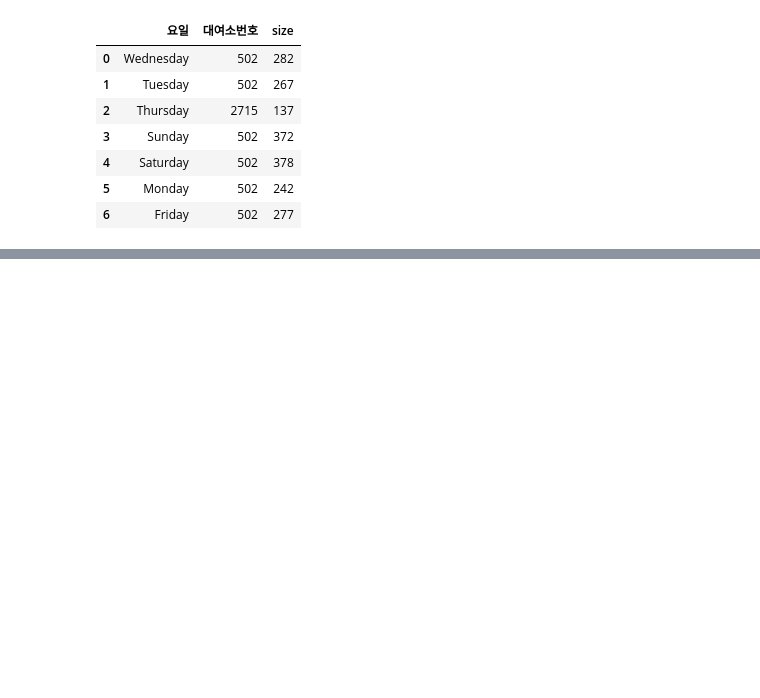
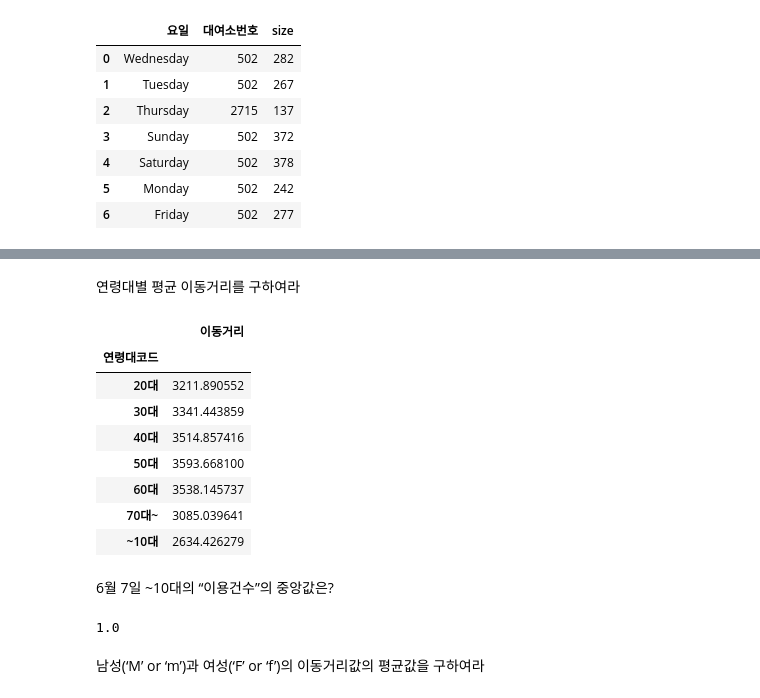
Before and after one commit to silcream/bigdatastudy, a Jupyter notebook: 11.23 type1 5 - 1.ipynb, the cells around one changed output, grey strips where cells are left out. Cells and saved outputs as stored; diff of their text form; code cells hidden in the pictures; blank space fills up the shorter version.

```diff
--- a/11.23 type1 5 - 1.ipynb
+++ b/11.23 type1 5 - 1.ipynb
@@ -69,0 +116,22 @@ df.groupby(['요일', '대여소번호']).size().to_frame('size').sort_values(['
+# %% [markdown]
+연령대별 평균 이동거리를 구하여라
+# %%
+df[['연령대코드', '이동거리']].groupby('연령대코드').mean()
+# %% [output]
+|  | 이동거리 |
+| 연령대코드 |  |
+| 20대 | 3211.890552 |
+| 30대 | 3341.443859 |
+| 40대 | 3514.857416 |
+| 50대 | 3593.668100 |
+| 60대 | 3538.145737 |
+| 70대~ | 3085.039641 |
+| ~10대 | 2634.426279 |
+# %% [markdown]
+6월 7일 ~10대의 “이용건수”의 중앙값은?
+# %%
+(df[(df.대여일자 == '2021-06-07') & (df.연령대코드 == '~10대')]).이용건수.median()
+# %% [output]
+1.0
+# %% [markdown]
+남성(‘M’ or ‘m’)과 여성(‘F’ or ‘f’)의 이동거리값의 평균값을 구하여라
```
Also changed, not shown: parts of 13 cells of this notebook.
